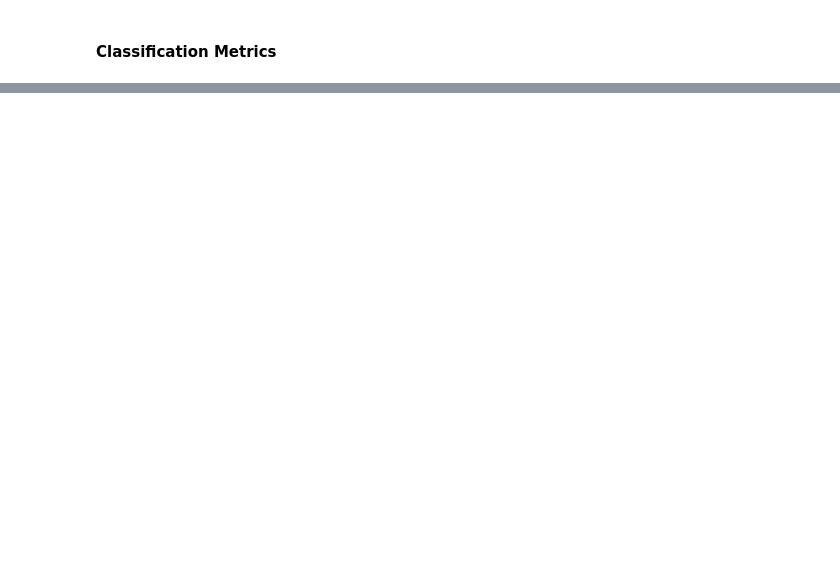
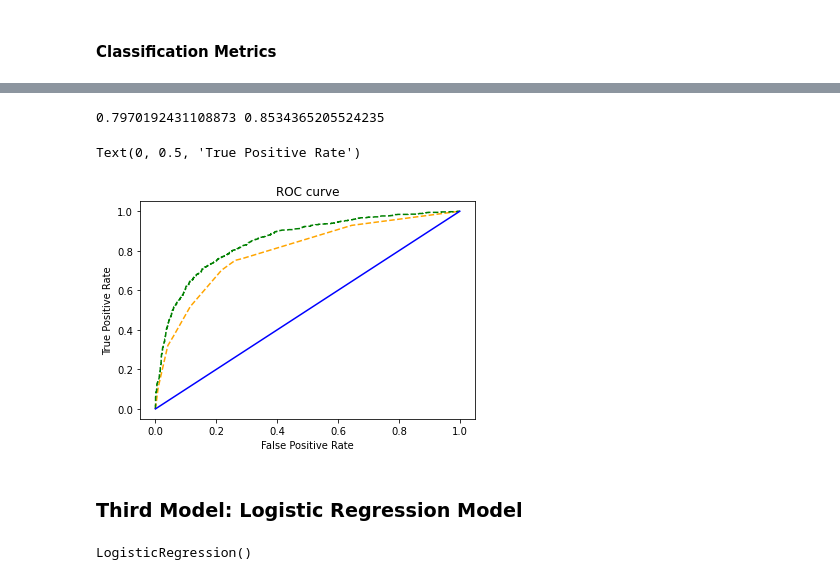
Before and after one commit to VinnieA3/dsc-phase-3-project, a Jupyter notebook: albert_notebook.ipynb, the cells around one changed output, grey strips where cells are left out. Cells and saved outputs as stored; diff of their text form; code cells hidden in the pictures; blank space fills up the shorter version.

```diff
--- a/albert_notebook.ipynb
+++ b/albert_notebook.ipynb
@@ -586,0 +869,4 @@ print(prec_2)
+# %%
+logreg_2 = LogisticRegression(random_state=1337)
+# %%
+logreg_2.fit(X_train_model_4, y_train)
@@ -586,0 +912,5 @@ print(prec_2)
+# %%
+pred_prob1 = logreg.predict_proba(X_test_model_1)
+pred_prob2 = logreg_2.predict_proba(X_test_model_4)
+print(pred_prob1)
+print(pred_prob2)
@@ -586,0 +932,33 @@ print(prec_2)
+# %%
+fpr1, tpr1, thresh1 = roc_curve(y_test, pred_prob1[:,1], pos_label=1)
+fpr2, tpr2, thresh2 = roc_curve(y_test, pred_prob2[:,1], pos_label=1)
+
+random_probs = [0 for i in range(len(y_test))]
+p_fpr, p_tpr, _ = roc_curve(y_test, random_probs, pos_label=1)
+# %%
+auc_score1 = roc_auc_score(y_test, pred_prob1[:,1])
+auc_score2 = roc_auc_score(y_test, pred_prob2[:,1])
+
+print(auc_score1, auc_score2)
+# %% [output]
+0.7970192431108873 0.8534365205524235
+# %%
+plt.plot(fpr1, tpr1, linestyle='--',color='orange', label='Logistic Regression')
+plt.plot(fpr2, tpr2, linestyle='--',color='green', label='Logitic Regression Improved')
+plt.plot(p_fpr, p_tpr, linestyle='-', color='blue')
+# title
+plt.title('ROC curve')
+# x label
+plt.xlabel('False Positive Rate')
+# y label
+plt.ylabel('True Positive Rate')
+# %% [output]
+Text(0, 0.5, 'True Positive Rate')
+[figure, added]
+# %% [markdown]
+### Third Model: Logistic Regression Model
+# %%
+logit_model = LogisticRegression()
+logit_model.fit(X_train_clean, y_train)
+# %% [output]
+LogisticRegression()
```
Also changed, not shown: parts of 72 cells of this notebook.
